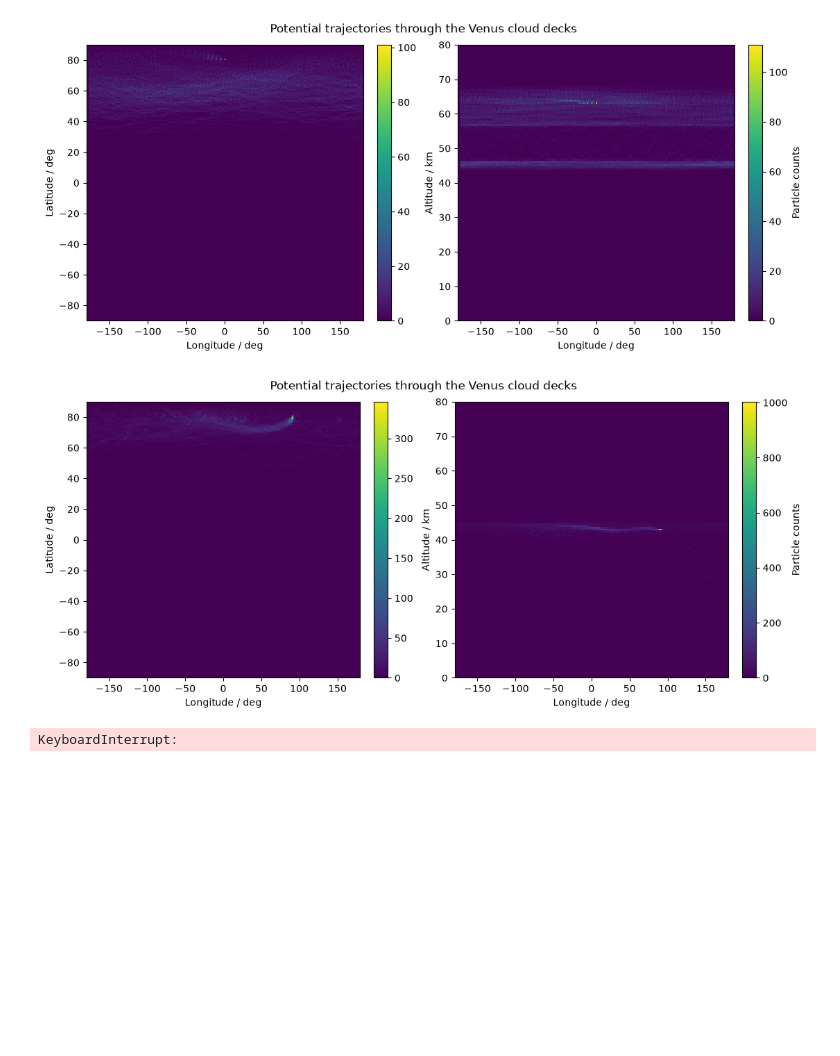
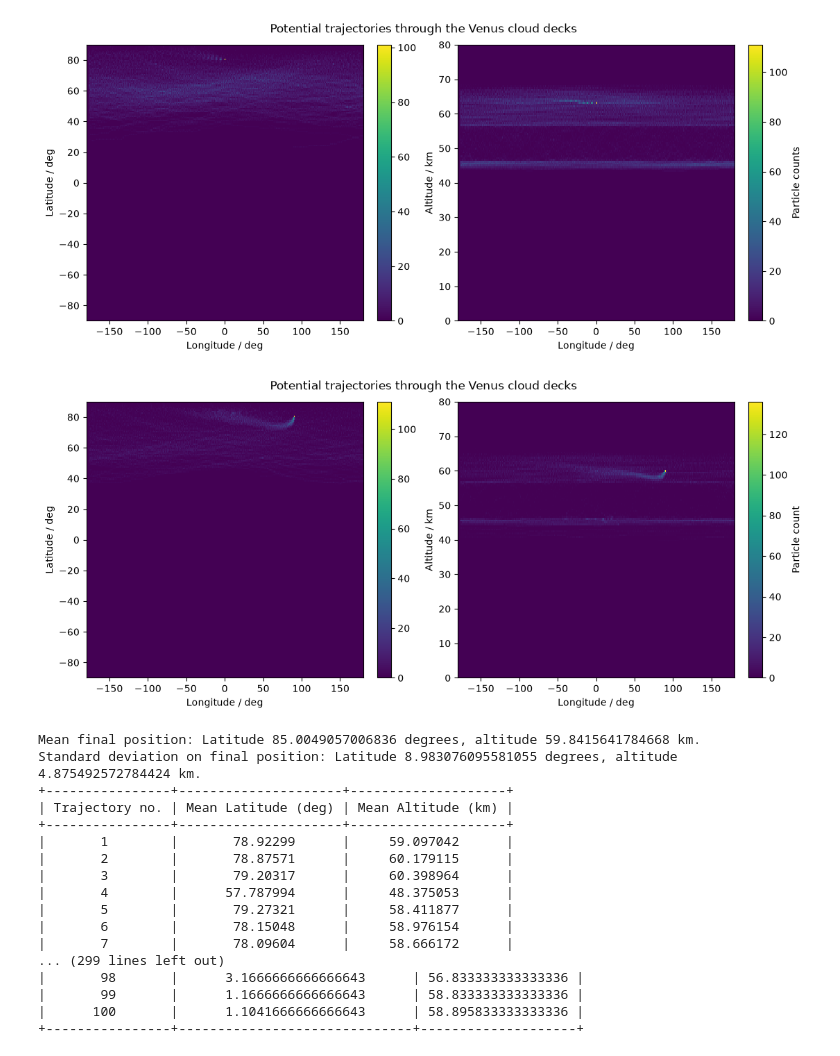
Before and after one commit to maureenjcohen/latraj, a Jupyter notebook: analysis.ipynb, the cells around one changed output. Saved outputs shown, nothing was run; the diff lists cells and outputs as text; code cells hidden in the pictures; blank space fills up the shorter version.

```diff
--- a/analysis.ipynb
+++ b/analysis.ipynb
@@ -378,9 +401,27 @@ double_heatmap(ds)          # all trajectories on one 2-D plot
 # %%
 import xarray as xr
 from heatmap import double_heatmap
-from traj_statistics import sum_in_bounds
-ds = xr.open_zarr('outputs/Test2.zarr')
+from traj_stats import ejection_count, means
+ds = xr.open_zarr('outputs/lon90_lat80_alt60.zarr')
 double_heatmap(ds)          # all trajectories on one 2-D plot
+means(ds)
+ejection_count(ds)
 # %% [output]
-[figure, old version]
+[figure, new version]
-KeyboardInterrupt:
+Mean final position: Latitude 85.0049057006836 degrees, altitude 59.8415641784668 km.
+Standard deviation on final position: Latitude 8.983076095581055 degrees, altitude 4.875492572784424 km.
++----------------+---------------------+--------------------+
+| Trajectory no. | Mean Latitude (deg) | Mean Altitude (km) |
++----------------+---------------------+--------------------+
+|       1        |       78.92299      |     59.097042      |
+|       2        |       78.87571      |     60.179115      |
+|       3        |       79.20317      |     60.398964      |
+|       4        |      57.787994      |     48.375053      |
+|       5        |       79.27321      |     58.411877      |
+|       6        |       78.15048      |     58.976154      |
+|       7        |       78.09604      |     58.666172      |
+... (299 lines left out)
+|       98       |      3.1666666666666643      | 56.833333333333336 |
+|       99       |      1.1666666666666643      | 58.833333333333336 |
+|      100       |      1.1041666666666643      | 58.895833333333336 |
++----------------+------------------------------+--------------------+
```
Also changed, not shown: parts of 4 cells of this notebook, 2 other files.
